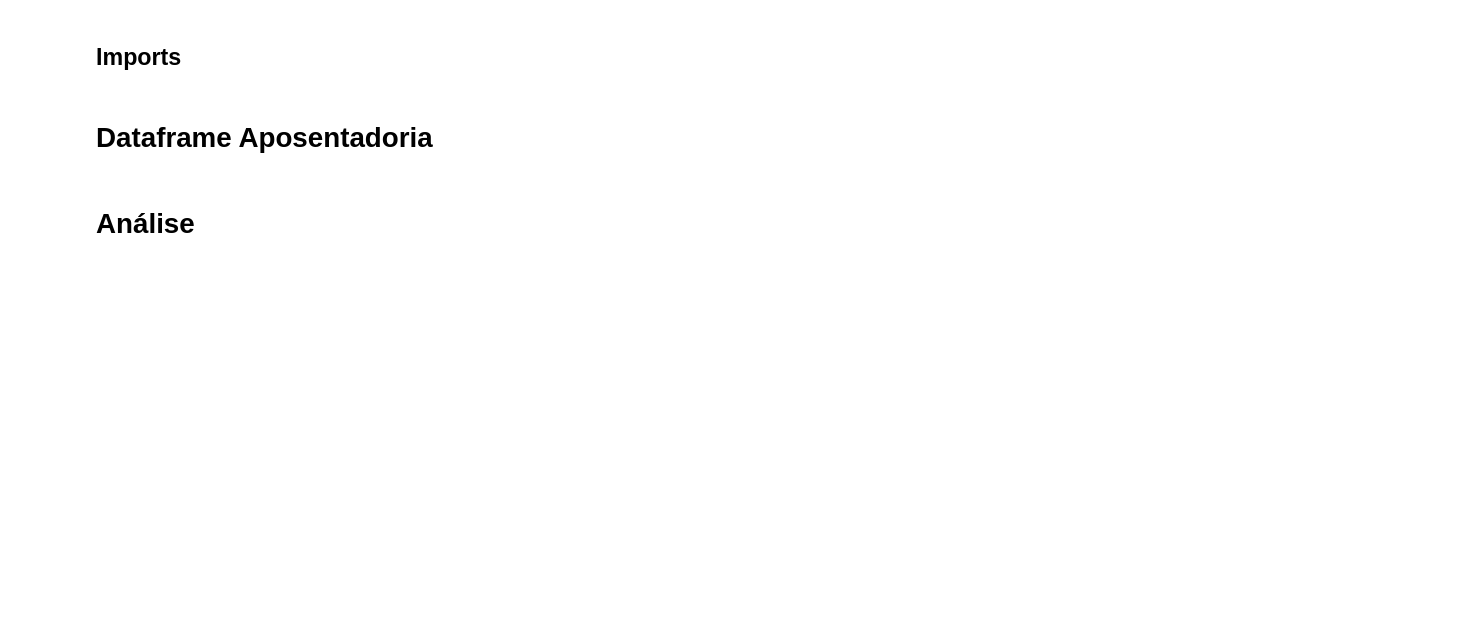
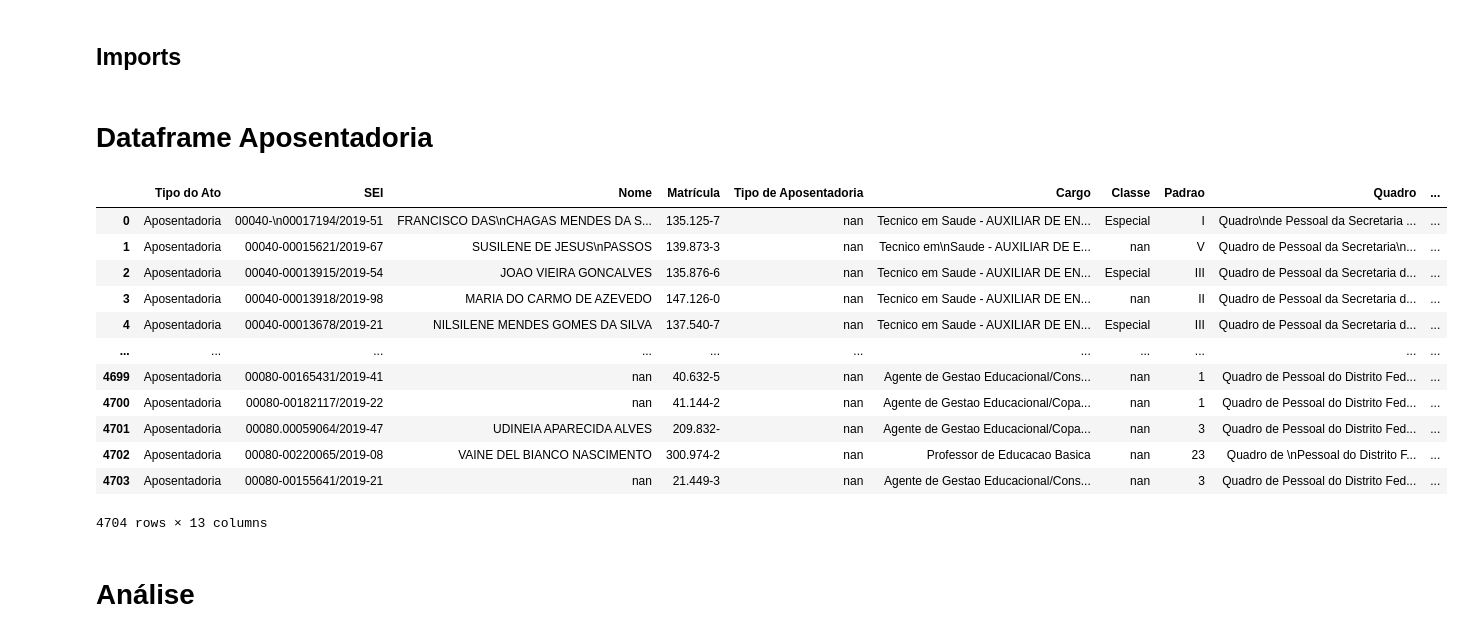
Before and after one commit to UnB-KnEDLe/Regex, a Jupyter notebook: scripts/aposentadoria_analise.ipynb, the cells around one changed output. Drawn from its saved outputs; the diff is of its cells as text; code cells hidden in the pictures; blank space fills up the shorter version.

```diff
--- a/scripts/aposentadoria_analise.ipynb
+++ b/scripts/aposentadoria_analise.ipynb
@@ -15,8 +15,23 @@ from matplotlib.pyplot import figure
 # %% [markdown]
 # Dataframe Aposentadoria
 # %%
-files = helper.get_files_path("../data/test/")
-rets_final = helper.extract_multiple(files, "aposentadoria")
+files = helper.get_files_path("../data/dodfs_txt_barra_n/")
+rets_final = helper.extract_multiple(files, "aposentadoria", True, "../results/")
+rets_final
+# %% [output]
+|  | Tipo do Ato | SEI | Nome | Matrícula | Tipo de Aposentadoria | Cargo | Classe | Padrao | Quadro | ... |
+| 0 | Aposentadoria | 00040-\n00017194/2019-51 | FRANCISCO DAS\nCHAGAS MENDES DA S... | 135.125-7 | nan | Tecnico em Saude - AUXILIAR DE EN... | Especial | I | Quadro\nde Pessoal da Secretaria ... | ... |
+| 1 | Aposentadoria | 00040-00015621/2019-67 | SUSILENE DE JESUS\nPASSOS | 139.873-3 | nan | Tecnico em\nSaude - AUXILIAR DE E... | nan | V | Quadro de Pessoal da Secretaria\n... | ... |
+| 2 | Aposentadoria | 00040-00013915/2019-54 | JOAO VIEIRA GONCALVES | 135.876-6 | nan | Tecnico em Saude - AUXILIAR DE EN... | Especial | III | Quadro de Pessoal da Secretaria d... | ... |
+| 3 | Aposentadoria | 00040-00013918/2019-98 | MARIA DO CARMO DE AZEVEDO | 147.126-0 | nan | Tecnico em Saude - AUXILIAR DE EN... | nan | II | Quadro de Pessoal da Secretaria d... | ... |
+| 4 | Aposentadoria | 00040-00013678/2019-21 | NILSILENE MENDES GOMES DA SILVA | 137.540-7 | nan | Tecnico em Saude - AUXILIAR DE EN... | Especial | III | Quadro de Pessoal da Secretaria d... | ... |
+| ... | ... | ... | ... | ... | ... | ... | ... | ... | ... | ... |
+| 4699 | Aposentadoria | 00080-00165431/2019-41 | nan | 40.632-5 | nan | Agente de Gestao Educacional/Cons... | nan | 1 | Quadro de Pessoal do Distrito Fed... | ... |
+| 4700 | Aposentadoria | 00080-00182117/2019-22 | nan | 41.144-2 | nan | Agente de Gestao Educacional/Copa... | nan | 1 | Quadro de Pessoal do Distrito Fed... | ... |
+| 4701 | Aposentadoria | 00080.00059064/2019-47 | UDINEIA APARECIDA ALVES | 209.832- | nan | Agente de Gestao Educacional/Copa... | nan | 3 | Quadro de Pessoal do Distrito Fed... | ... |
+| 4702 | Aposentadoria | 00080-00220065/2019-08 | VAINE DEL BIANCO NASCIMENTO | 300.974-2 | nan | Professor de Educacao Basica | nan | 23 | Quadro de \nPessoal do Distrito F... | ... |
+| 4703 | Aposentadoria | 00080-00155641/2019-21 | nan | 21.449-3 | nan | Agente de Gestao Educacional/Cons... | nan | 3 | Quadro de Pessoal do Distrito Fed... | ... |
+4704 rows × 13 columns
 # %% [markdown]
 # Análise
 # %%
```
Also changed, not shown: parts of 6 cells of this notebook, 4 other files.
